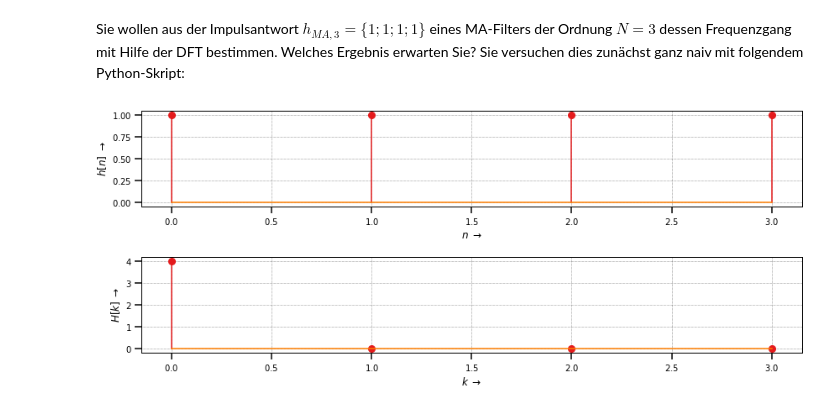
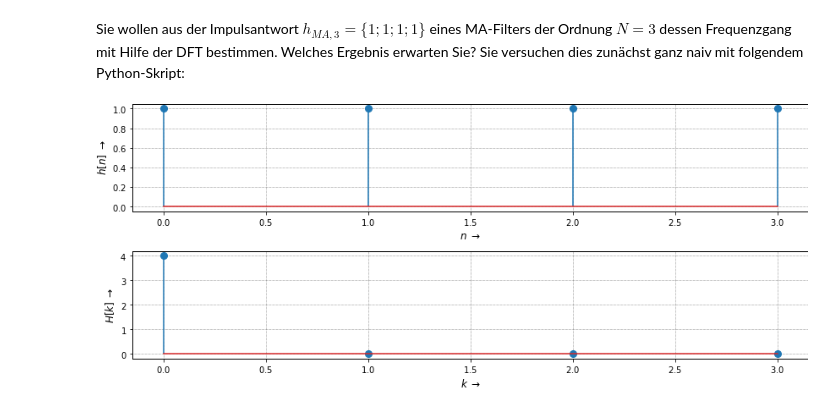
Before and after one commit to chipmuenk/dsp, a Jupyter notebook: notebooks/03_DFT/DFT-MA.ipynb, the cells around one changed output. Drawn from its saved outputs; the diff is of its cells as text; code cells hidden in the pictures.

```diff
--- a/notebooks/03_DFT/DFT-MA.ipynb
+++ b/notebooks/03_DFT/DFT-MA.ipynb
@@ -22,22 +21,18 @@ Sie wollen aus der Impulsantwort $h_{MA,3} = \{1;1;1;1\}$ eines MA-Filters der O
 # %%
 h = np.ones(4) # Geben Sie hier die Länge des MA-Filters (Ordnung + 1) an.
 n = np.arange(len(h))
-fig = plt.figure(1, **figsize)
-fig.clf()
-ax1 = fig.add_subplot(211)
-ax1.stem(n,h)
+fig, (ax1, ax2) = plt.subplots(2,1, **figsize)
+ax1.stem(n,h, use_line_collection=True)
 ax1.set_xlabel(r"$n \; \rightarrow$")
 ax1.set_ylabel(r"$h[n] \; \rightarrow$")
 
-ax2 = fig.add_subplot(212)
 H = np.fft.fft(h)
 k = np.arange(len(H))
-ax2.stem(k,H)
+ax2.stem(k,H, use_line_collection=True)
 ax2.set_xlabel(r"$k \; \rightarrow$")
 ax2.set_ylabel(r"$H[k] \; \rightarrow$")
 
 fig.tight_layout()
-plt.show()
 # %% [output]
-[figure, old version]
+[figure, new version]
 # %% [markdown]
```
Also changed, not shown: parts of 3 cells of this notebook, 5 other files.
